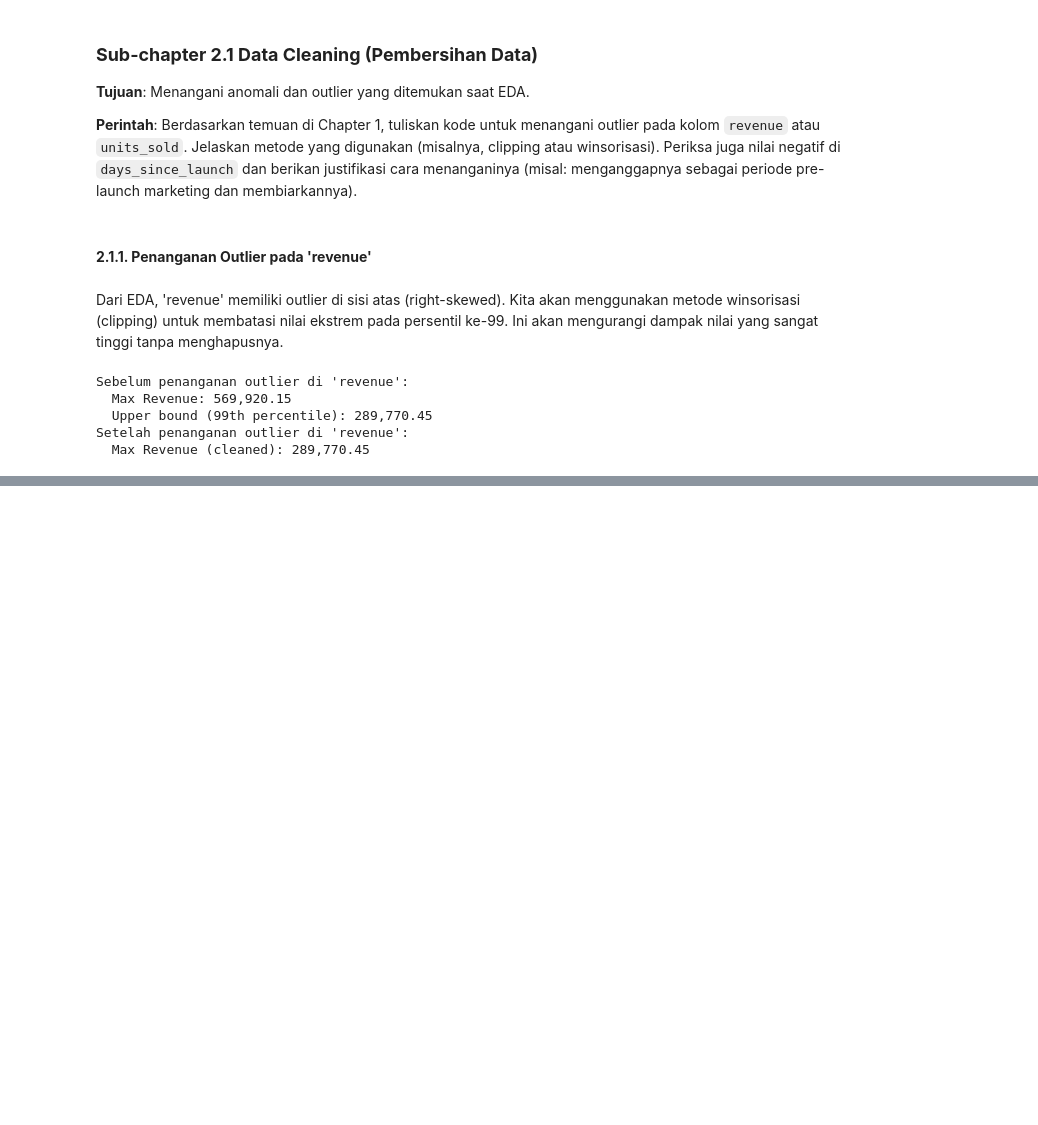
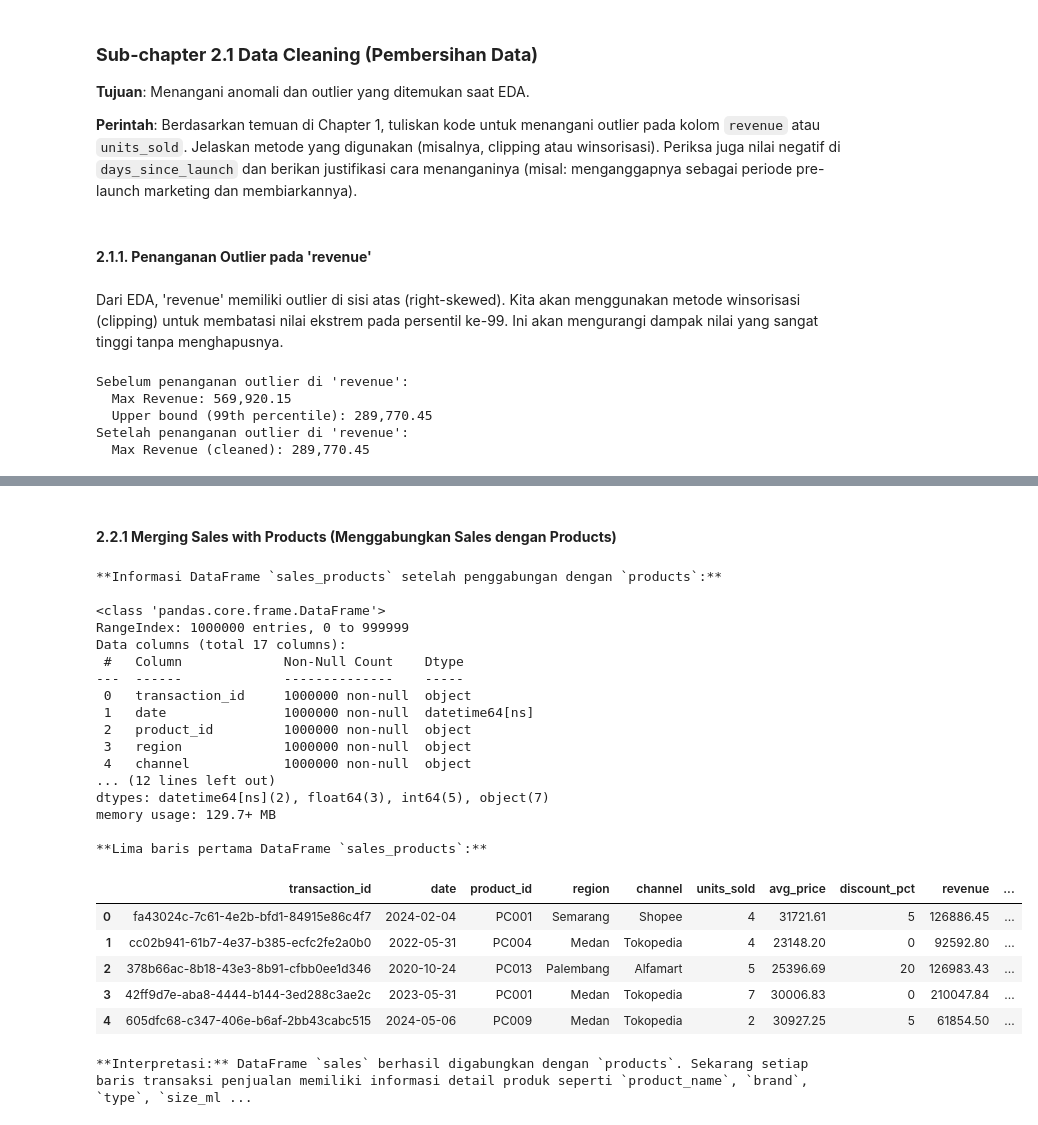
Before and after one commit to LatiefDataVisionary/fmcg-gelar-rasa-2025, a Jupyter notebook: notebooks/notebook.ipynb, the cells around one changed output, grey strips where cells are left out. Cells and saved outputs as stored; diff of their text form; code cells hidden in the pictures; blank space fills up the shorter version.

Commit message:
2.2.1 Merging Sales with Products (Menggabungkan Sales dengan Products)

```diff
--- a/notebooks/notebook.ipynb
+++ b/notebooks/notebook.ipynb
@@ -1945,0 +1964,37 @@ display(sales['revenue_cleaned'].describe())
+# %% [markdown]
+#### **2.2.1 Merging Sales with Products (Menggabungkan Sales dengan Products)**
+# %%
+# Gabungkan DataFrame sales dengan products berdasarkan 'product_id'
+sales_products = pd.merge(sales, products, on='product_id', how='left')
+
+print("**Informasi DataFrame `sales_products` setelah penggabungan dengan `products`:**\n")
+sales_products.info()
+print("\n**Lima baris pertama DataFrame `sales_products`:**\n")
+display(sales_products.head())
+
+print("\n**Interpretasi:** DataFrame `sales` berhasil digabungkan dengan `products`. Sekarang setiap baris transaksi penjualan memiliki informasi detail produk seperti `product_name`, `brand`, `type`, `size_ml`, `base_price`, dan `launch_date`. Kolom `days_since_launch` yang asli kini bisa dibandingkan atau divalidasi dengan `(sales_products['date'] - sales_products['launch_date']).dt.days` jika diperlukan. Jumlah baris tetap sama, menunjukkan penggabungan satu-ke-satu berdasarkan `product_id`.")
+# %% [output]
+**Informasi DataFrame `sales_products` setelah penggabungan dengan `products`:**
+
+<class 'pandas.core.frame.DataFrame'>
+RangeIndex: 1000000 entries, 0 to 999999
+Data columns (total 17 columns):
+ #   Column             Non-Null Count    Dtype
+---  ------             --------------    -----
+ 0   transaction_id     1000000 non-null  object
+ 1   date               1000000 non-null  datetime64[ns]
+ 2   product_id         1000000 non-null  object
+ 3   region             1000000 non-null  object
+ 4   channel            1000000 non-null  object
+... (12 lines left out)
+dtypes: datetime64[ns](2), float64(3), int64(5), object(7)
+memory usage: 129.7+ MB
+
+**Lima baris pertama DataFrame `sales_products`:**
+|  | transaction_id | date | product_id | region | channel | units_sold | avg_price | discount_pct | revenue | ... |
+| 0 | fa43024c-7c61-4e2b-bfd1-84915e86c4f7 | 2024-02-04 | PC001 | Semarang | Shopee | 4 | 31721.61 | 5 | 126886.45 | ... |
+| 1 | cc02b941-61b7-4e37-b385-ecfc2fe2a0b0 | 2022-05-31 | PC004 | Medan | Tokopedia | 4 | 23148.20 | 0 | 92592.80 | ... |
+| 2 | 378b66ac-8b18-43e3-8b91-cfbb0ee1d346 | 2020-10-24 | PC013 | Palembang | Alfamart | 5 | 25396.69 | 20 | 126983.43 | ... |
+| 3 | 42ff9d7e-aba8-4444-b144-3ed288c3ae2c | 2023-05-31 | PC001 | Medan | Tokopedia | 7 | 30006.83 | 0 | 210047.84 | ... |
+| 4 | 605dfc68-c347-406e-b6af-2bb43cabc515 | 2024-05-06 | PC009 | Medan | Tokopedia | 2 | 30927.25 | 5 | 61854.50 | ... |
+**Interpretasi:** DataFrame `sales` berhasil digabungkan dengan `products`. Sekarang setiap baris transaksi penjualan memiliki informasi detail produk seperti `product_name`, `brand`, `type`, `size_ml ...
```
Also changed, not shown: parts of 8 cells of this notebook.
